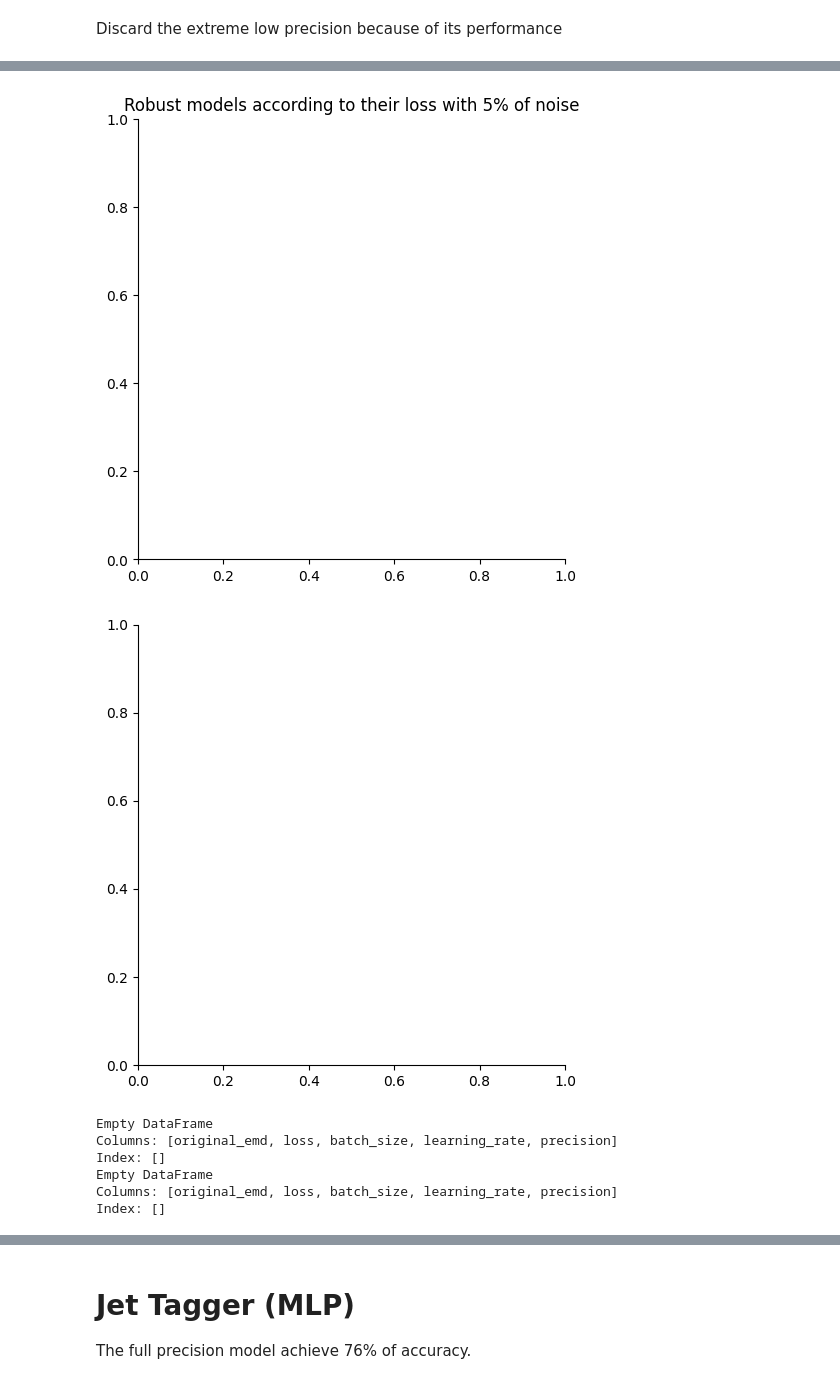
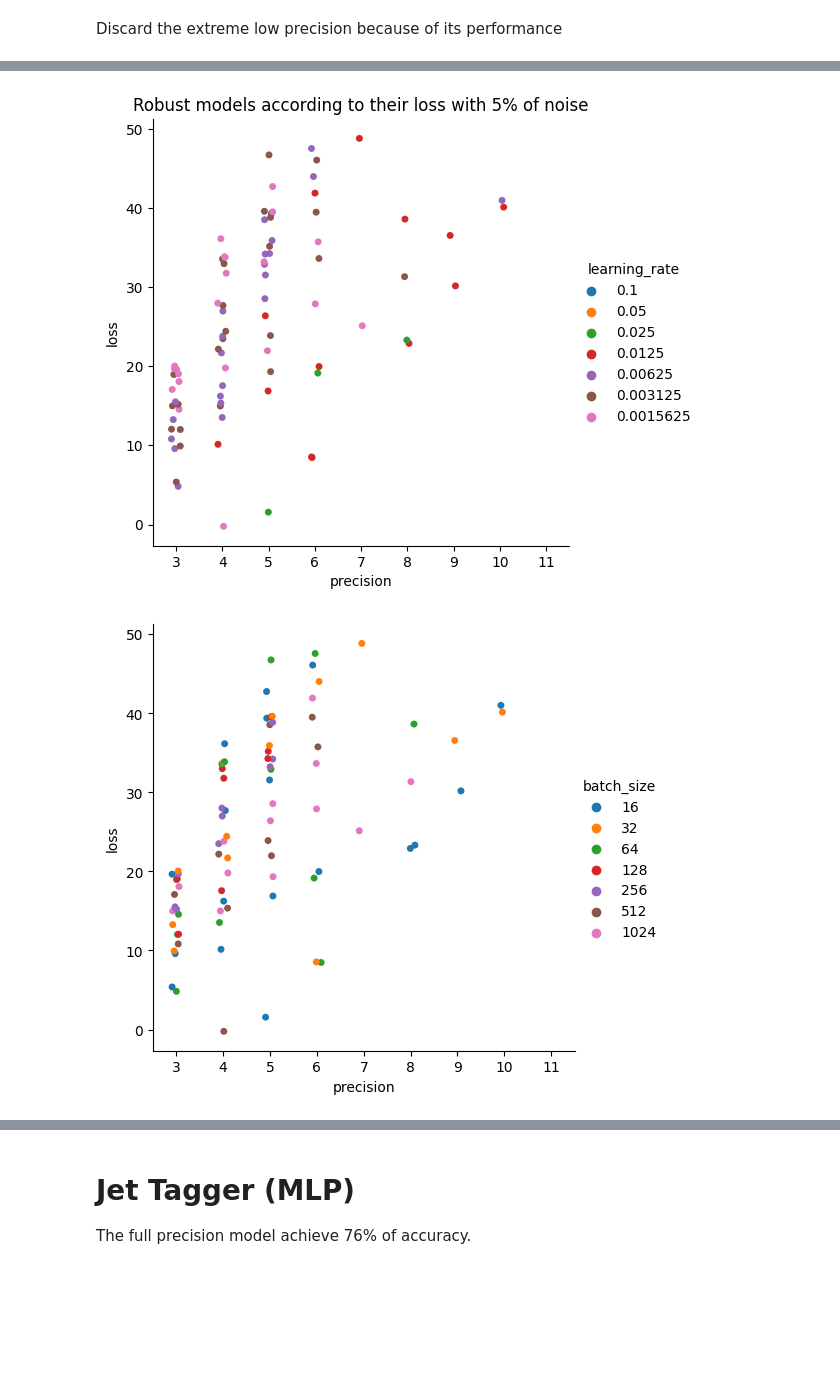
Before and after one commit to Vis4SciML/loss_landscape_taxonomy, a Jupyter notebook: workspace/notebooks/noise_analysis.ipynb, the cells around one changed output, grey strips where cells are left out. Drawn from its saved outputs; the diff is of its cells as text; code cells hidden in the pictures; blank space fills up the shorter version.

Commit message:
add loss plotting and update with results

```diff
--- a/workspace/notebooks/noise_analysis.ipynb
+++ b/workspace/notebooks/noise_analysis.ipynb
@@ -209,7 +209,7 @@ for p in precisions:
             original_emd, _ = econ.get_model_index_and_relative_EMD(DATA_PATH, bs, lr, p, size)
 
             # build the matrix for the heatmap
-            EMD_matrix[x, y] = noise_emd_5
+            EMD_matrix[x, y] = noise_emd_20
 
             # store the values for the plots
             emd_distribution.append({
@@ -377,33 +378,27 @@ plt.show()
 # %%
 noise_levels = [5, 10, 15, 20]
 for noise in noise_levels:
     # Check the most robust models per noise
     df = robust_df.drop(robust_df[robust_df.type != f'{noise}%'].index)
     df = df.reset_index()
 
     sns.catplot(df,
                 x='precision',
                 y='loss',
                 hue='learning_rate',
                 order=precisions,
                 hue_order=[str(x) for x in learning_rates])
     plt.title(f'Robust models according to their loss with {noise}% of noise')
     sns.catplot(df,
                 x='precision',
                 y='loss',
                 hue='batch_size',
                 order=precisions,
                 hue_order=[str(x) for x in batch_sizes])
     plt.show()
-    print(df[['original_emd', 'loss', 'batch_size', 'learning_rate', 'precision']].head(10))
-    print(df[['original_emd', 'loss', 'batch_size', 'learning_rate', 'precision']].tail(10))
-    df.to_csv(f"./out_ECON_{noise}_{noise_type}.csv")
+    # print(df[['original_emd', 'loss', 'batch_size', 'learning_rate', 'precision']].head(10))
+    # print(df[['original_emd', 'loss', 'batch_size', 'learning_rate', 'precision']].tail(10))
+    # df.to_csv(f"./out_ECON_{noise}_{noise_type}.csv")
 # %% [output]
-[figure, old version]
+[figure, new version]
-[figure, old version]
+[figure, new version]
-Empty DataFrame
-Columns: [original_emd, loss, batch_size, learning_rate, precision]
-Index: []
-Empty DataFrame
-Columns: [original_emd, loss, batch_size, learning_rate, precision]
-Index: []
```
Also changed, not shown: parts of 11 cells of this notebook, 23 other files.
